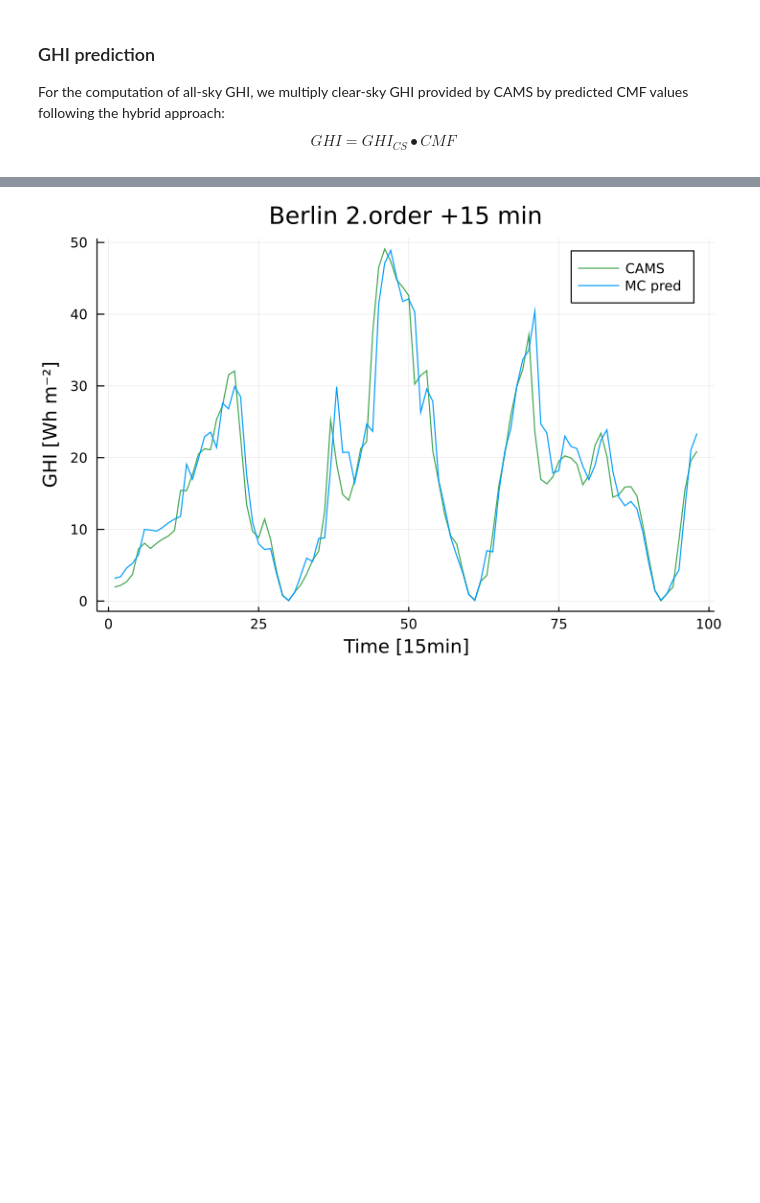
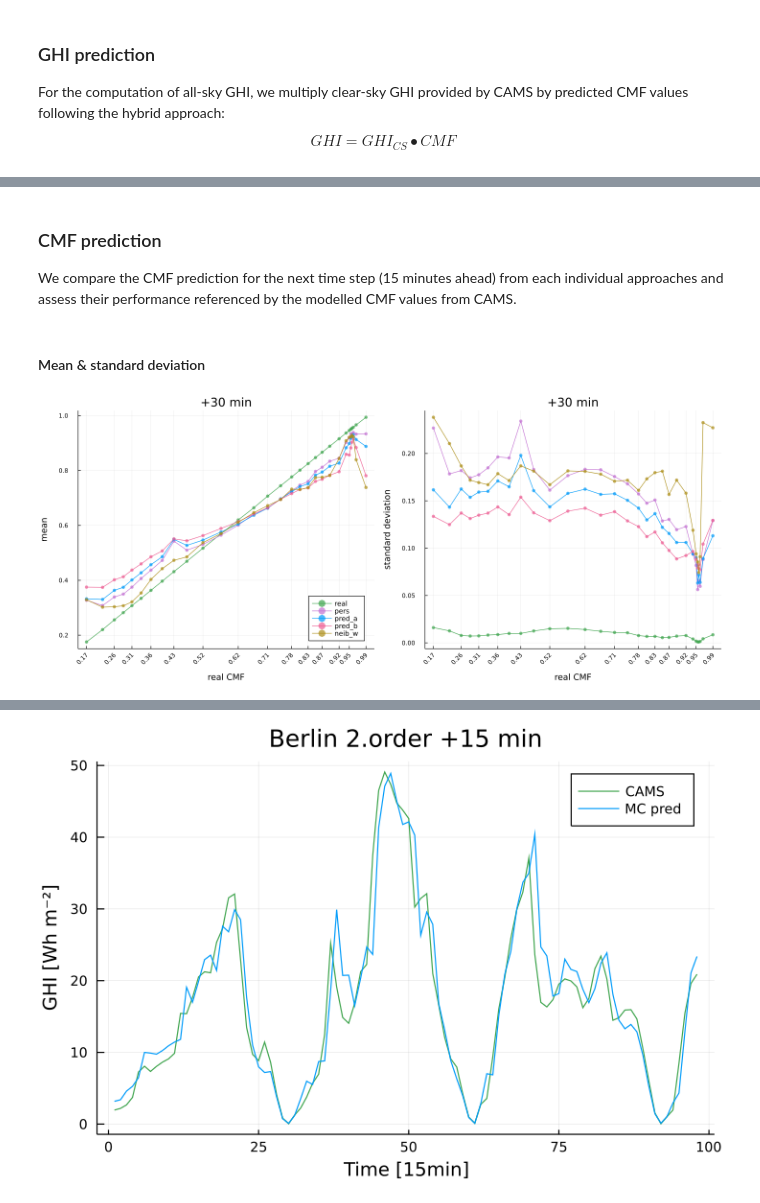
Before and after one commit to EuRoXy/MC_CMF, a Jupyter notebook: prelimDraft.ipynb, the cells around one changed output, grey strips where cells are left out. Saved outputs shown, nothing was run; the diff lists cells and outputs as text; code cells hidden in the pictures; blank space fills up the shorter version.

```diff
--- a/prelimDraft.ipynb
+++ b/prelimDraft.ipynb
@@ -138,0 +115,9 @@ Fig. 7
+# %% [markdown]
+### CMF prediction
+We compare the CMF prediction for the next time step (15 minutes ahead) from each individual approaches and assess their performance referenced by the modelled CMF values from CAMS.
+# %% [markdown]
+#### Mean & standard deviation
+# %%
+p = plot(mns, sds, leftmargin=20px, bottommargin=20px, size=(1200, 500))
+# %% [output]
+[figure, added]
```
Also changed, not shown: parts of 43 cells of this notebook, 4 other files.
